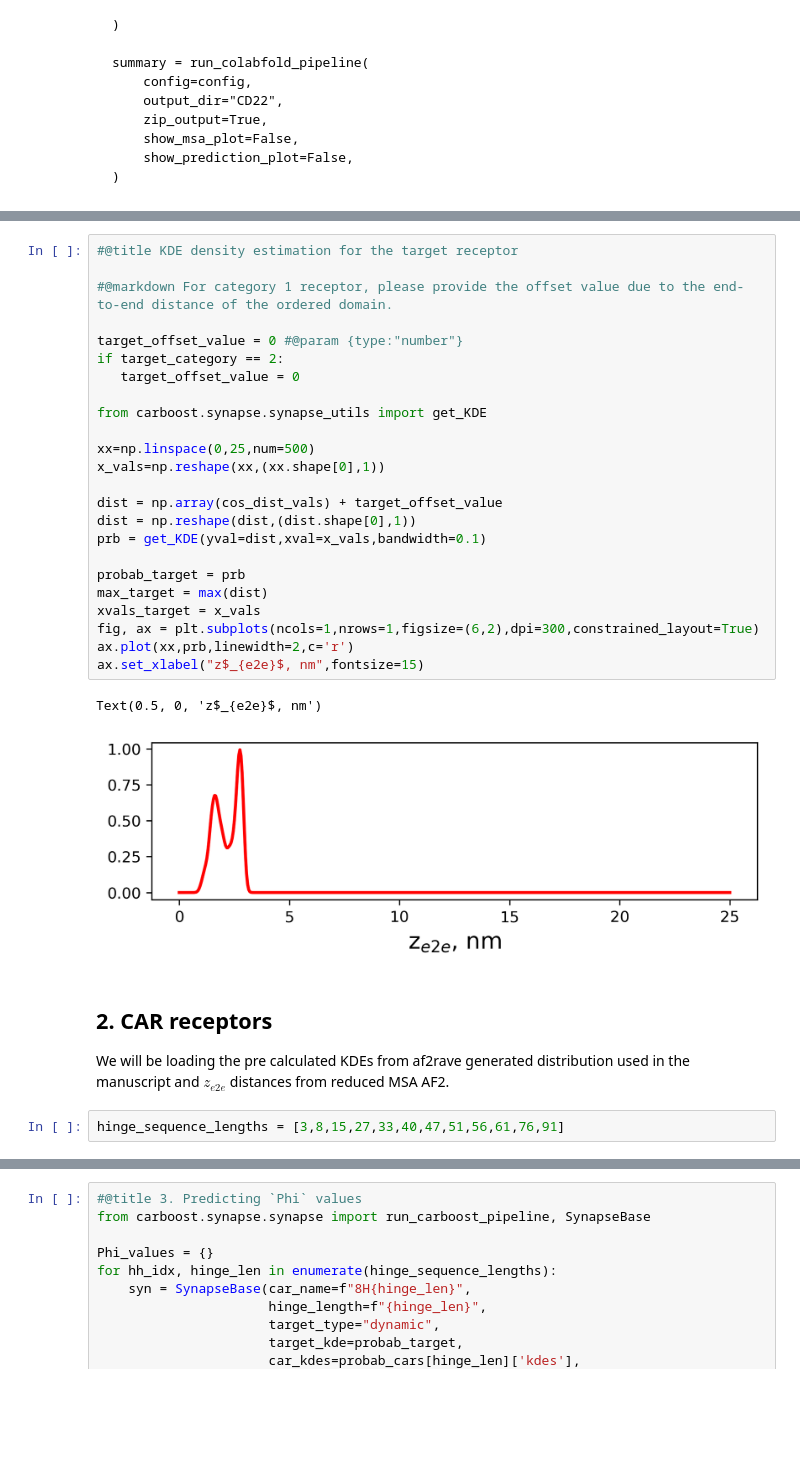
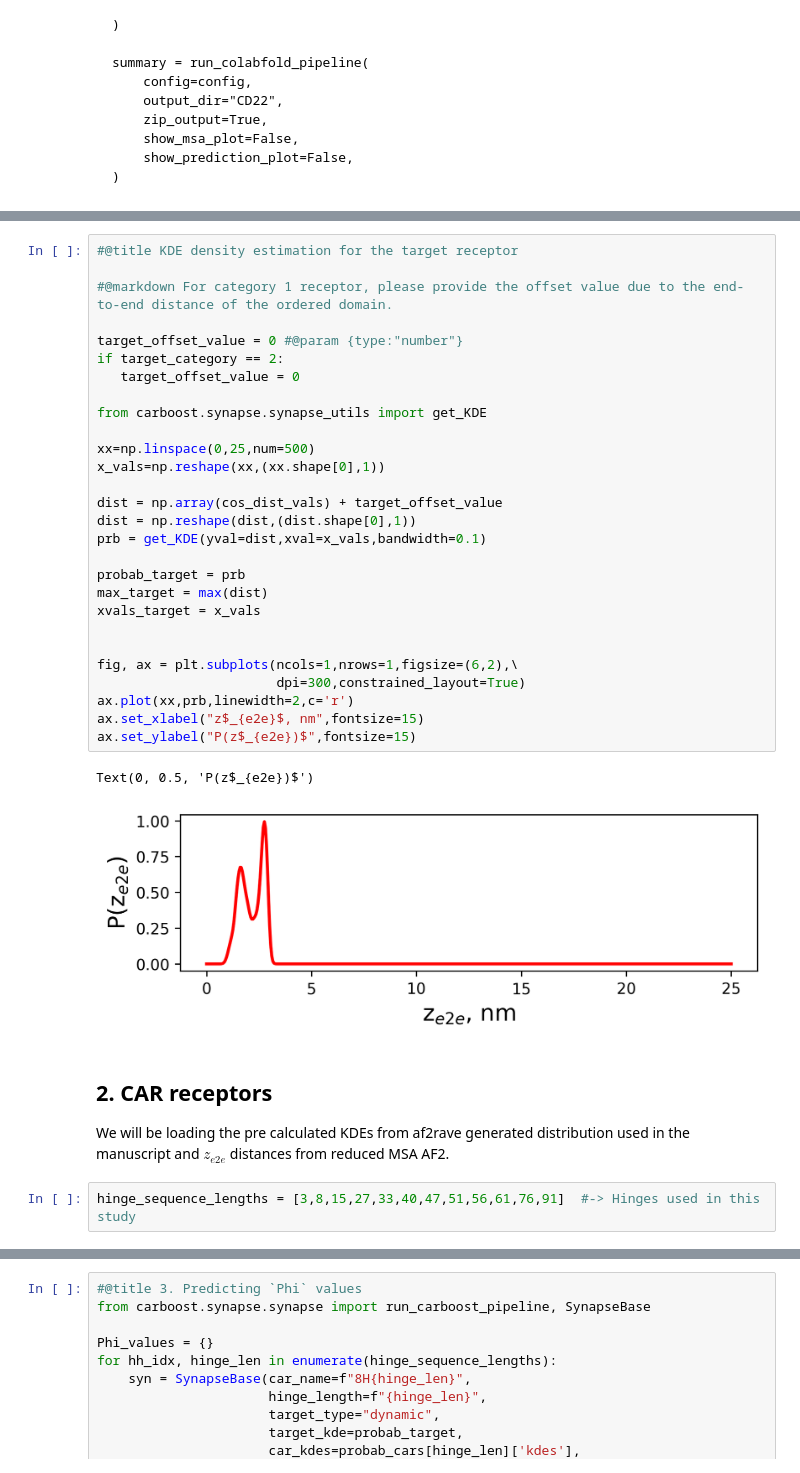
Before and after one commit to tiwarylab/carboost, a Jupyter notebook: CARBOOST_demo_no_colabfold_CD22target.ipynb, the cells around one changed output, grey strips where cells are left out. Cells and saved outputs as stored; diff of their text form; blank space fills up the shorter version.

```diff
--- a/CARBOOST_demo_no_colabfold_CD22target.ipynb
+++ b/CARBOOST_demo_no_colabfold_CD22target.ipynb
@@ -151,34 +195,38 @@ Percentage of structure after geometry filter to account for membrane(%): 96.562
 # %%
 #@title KDE density estimation for the target receptor
 
 #@markdown For category 1 receptor, please provide the offset value due to the end-to-end distance of the ordered domain.
 
 target_offset_value = 0 #@param {type:"number"}
 if target_category == 2:
    target_offset_value = 0
 
 from carboost.synapse.synapse_utils import get_KDE
 
 xx=np.linspace(0,25,num=500)
 x_vals=np.reshape(xx,(xx.shape[0],1))
 
 dist = np.array(cos_dist_vals) + target_offset_value
 dist = np.reshape(dist,(dist.shape[0],1))
 prb = get_KDE(yval=dist,xval=x_vals,bandwidth=0.1)
 
 probab_target = prb
 max_target = max(dist)
 xvals_target = x_vals
-fig, ax = plt.subplots(ncols=1,nrows=1,figsize=(6,2),dpi=300,constrained_layout=True)
+
+
+fig, ax = plt.subplots(ncols=1,nrows=1,figsize=(6,2),\
+                       dpi=300,constrained_layout=True)
 ax.plot(xx,prb,linewidth=2,c='r')
 ax.set_xlabel("z$_{e2e}$, nm",fontsize=15)
+ax.set_ylabel("P(z$_{e2e})$",fontsize=15)
 # %% [output]
-Text(0.5, 0, 'z$_{e2e}$, nm')
+Text(0, 0.5, 'P(z$_{e2e})$')
-[figure, old version]
+[figure, new version]
 # %% [markdown]
 ## 2. CAR receptors
 
 We will be loading the pre calculated KDEs from af2rave generated distribution used in the manuscript and $z_{e2e}$ distances from reduced MSA AF2.
 # %%
-hinge_sequence_lengths = [3,8,15,27,33,40,47,51,56,61,76,91]
+hinge_sequence_lengths = [3,8,15,27,33,40,47,51,56,61,76,91]  #-> Hinges used in this study
 # %%
```
Also changed, not shown: parts of 10 cells of this notebook.
